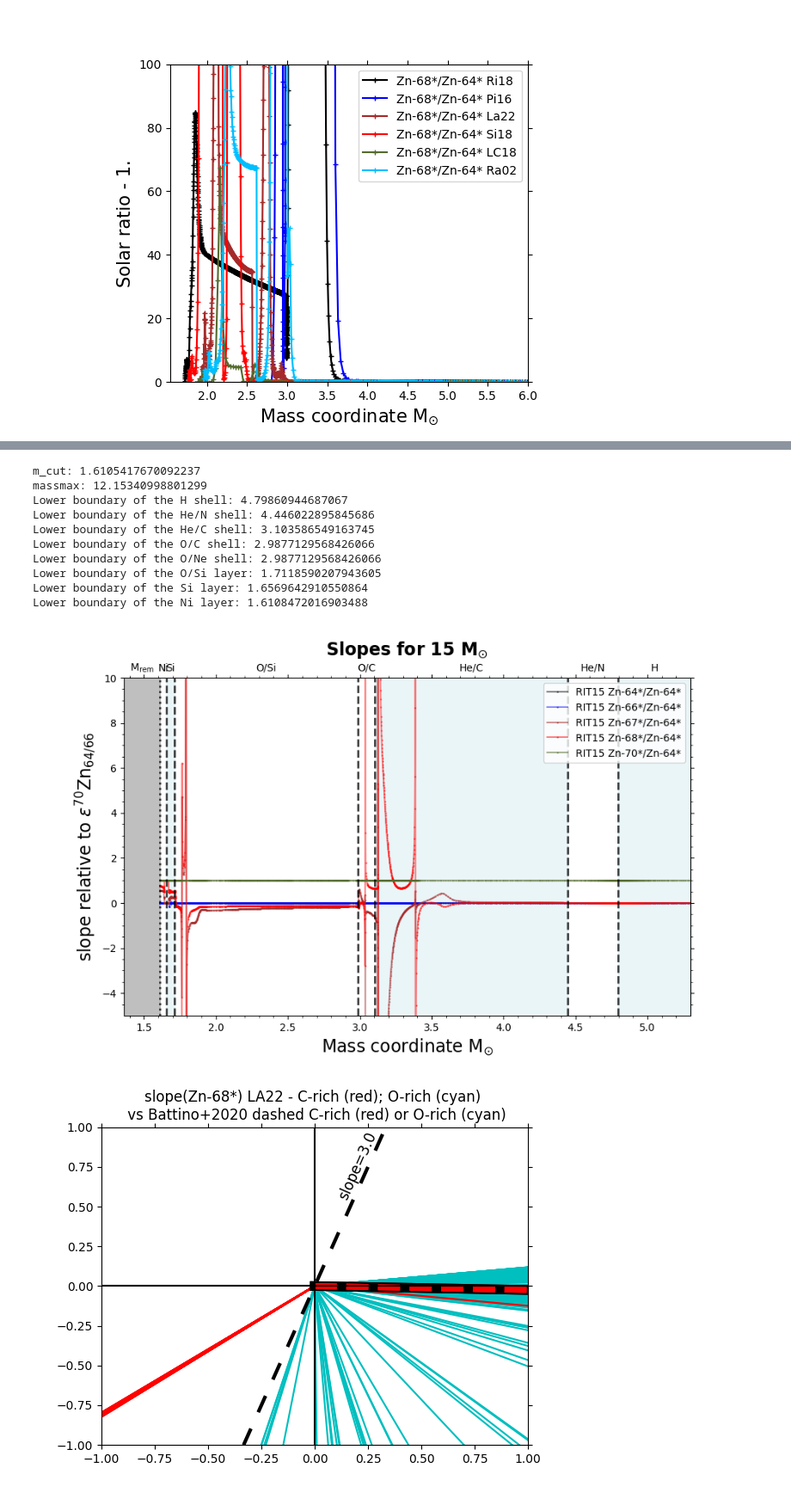
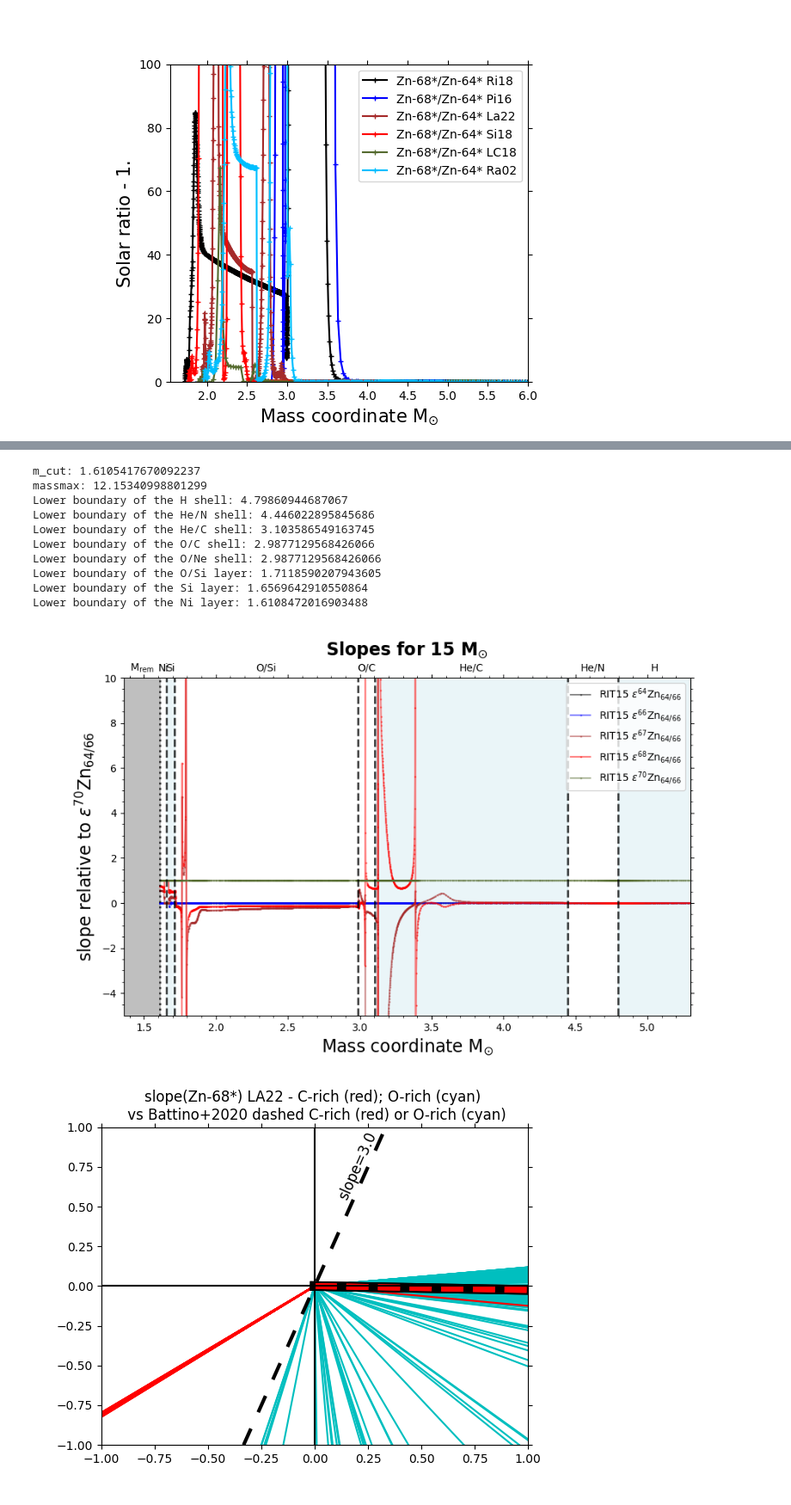
Before and after one commit to NuGrid/chetec-infra_WP9, a Jupyter notebook: simple_plot_v11.ipynb, the cells around one changed output, grey strips where cells are left out. Shown at 86% size. Drawn from its saved outputs; the diff is of its cells as text; code cells hidden in the pictures.

```diff
--- a/simple_plot_v11.ipynb
+++ b/simple_plot_v11.ipynb
@@ -462,11 +466,14 @@ plt.show()
 ifig=25
 plt.figure(ifig).clear(); plt.figure(ifig)
 
-iso_selected = 'Zn-68*/Zn-64*'
+iso_selected      = 'Zn-68*/Zn-64*'
+# isotope name to use for the legend
+dum = re.findall(r'\d+', iso_selected); int_for_label = list(map(int, dum))[0]
+label_for_legend = f'$\\epsilon^{{{int_for_label}}}{{\\rm {normlabel[0]}}}_{{{downlabel[1]}/{normmulabel[1]}}}$'
 
 for i in range(len(all_models)):
     plt.plot(all_models[label_models[i]][reqmass]['masscoord'],all_models[label_models[i]][reqmass]['slope'][iso_selected],color=col[i],marker=llin,markersize=4,ls='-',\
-                 label=iso_selected + ' '+label_models[i])
+                 label= label_for_legend+ ' '+label_models[i])
 
 plt.legend(loc='upper right')
 masscut = min(min(all_models[label_models[i]][reqmass]['masscoord']) for i in range(len(all_models)))
@@ -482,0 +490,27 @@ plt.show()
+# %%
+# plot slopes for selected isotopes, for different models
+ifig=27
+plt.figure(ifig).clear(); plt.figure(ifig)
+
+iso_selected = slope_isotopes
+what_model   = 'Ri18'
+
+# isotope name to use for the legend
+isotopeid_for_legend = [re.findall(r'\d+', i)[0] for i in iso_selected]
+label_for_legend = [f'$\\epsilon^{{{i}}}{{\\rm {normlabel[0]}}}_{{{downlabel[1]}/{normmulabel[1]}}}$' for i in isotopeid_for_legend]
+
+for i in range(len(iso_selected)):
+    label_text = what_model+" "+str(reqmass)+" "+ str(label_for_legend[i])
+    plt.plot(all_models[what_model][reqmass]['masscoord'],all_models[what_model][reqmass]['slope'][iso_selected[i]], color=col[i], marker=lin,\
+        ls='-', markersize=0.8, alpha=0.5, label=what_model+" "+label_for_legend[i])
+
+plt.legend(loc='upper right')
+masscut = min(min(all_models[label_models[i]][reqmass]['masscoord']) for i in range(len(all_models)))
+plt.xlim(masscut,6) ; plt.ylim(-15,25)
+plt.xlabel(xlabel1,fontsize=15); plt.ylabel(ylabel4,fontsize=15)
+plt.tick_params(left=True,right=True,top=True,labelleft=True,which='both') #,labelright=True)
+
+plt.gcf().subplots_adjust(left=0.25)
+
+#plt.savefig('test'+iso_selected+'.pdf')
+plt.show()
@@ -529,26 +565,29 @@ Lower boundary of the Ni layer: 1.6108472016903488
 # %%
 # plot slopes with onion structure on the background (e.g., Meyer+ 1995)
 #
 iso_selected = slope_isotopes
 
+# isotope name to use for the legend
+isotopeid_for_legend = [re.findall(r'\d+', i)[0] for i in iso_selected]
+label_for_legend = [f'$\\epsilon^{{{i}}}{{\\rm {normlabel[0]}}}_{{{downlabel[1]}/{normmulabel[1]}}}$' for i in isotopeid_for_legend]
 
 plot_ylabel = ylabel4
 title_plot = "Slopes for "+str(reqmass)+" M$_{\odot}$"
 
-ratioplot(rmodels, iso_selected, reqmass, all_models, plot_ylabel, title_plot, col, lin,\
+ratioplot(rmodels, iso_selected, reqmass, all_models, plot_ylabel, label_for_legend, title_plot, col, lin,\
           x1=1.5, x2=5.5, y1=-5, y2=10, ratio_name="slopes_and_structure_test.png",onion=True)
 # %% [output]
 m_cut: 1.6105417670092237
 massmax: 12.15340998801299
 Lower boundary of the H shell: 4.79860944687067
 Lower boundary of the He/N shell: 4.446022895845686
 Lower boundary of the He/C shell: 3.103586549163745
 Lower boundary of the O/C shell: 2.9877129568426066
 Lower boundary of the O/Ne shell: 2.9877129568426066
 Lower boundary of the O/Si layer: 1.7118590207943605
 Lower boundary of the Si layer: 1.6569642910550864
 Lower boundary of the Ni layer: 1.6108472016903488
-[figure, old version]
+[figure, new version]
 # %%
 # ratio plot; slopes
 ifig=76
```
Also changed, not shown: parts of 4 cells of this notebook, 1 other file.
